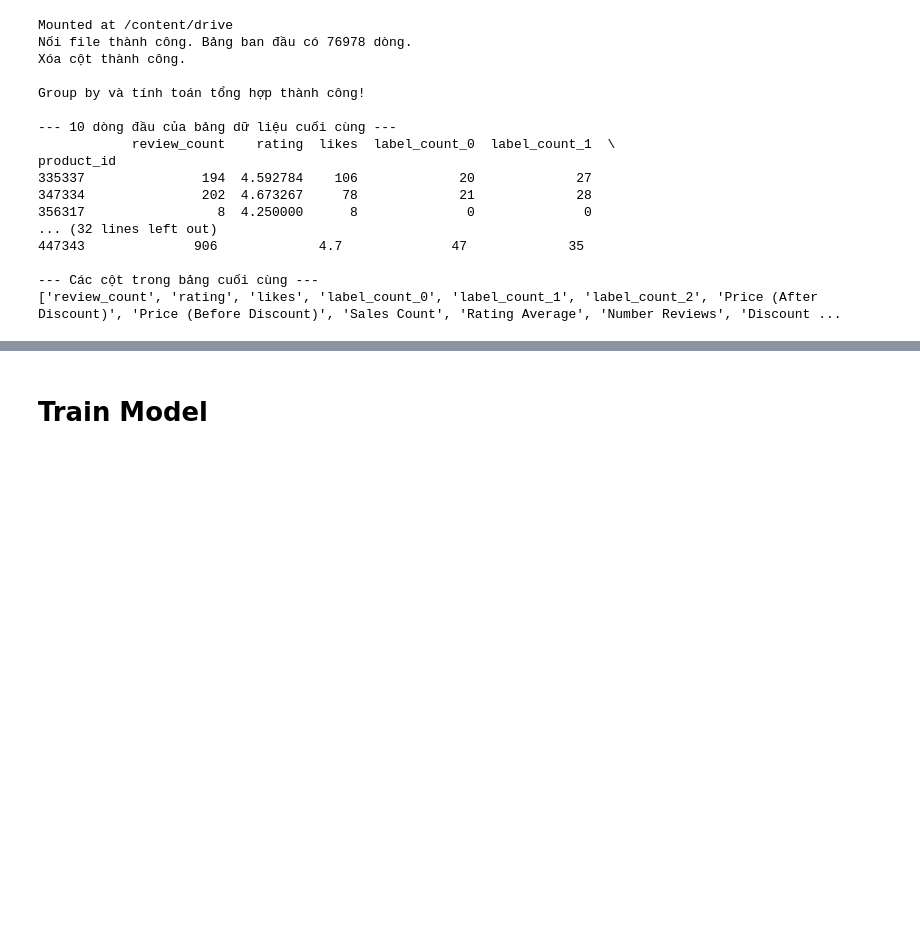
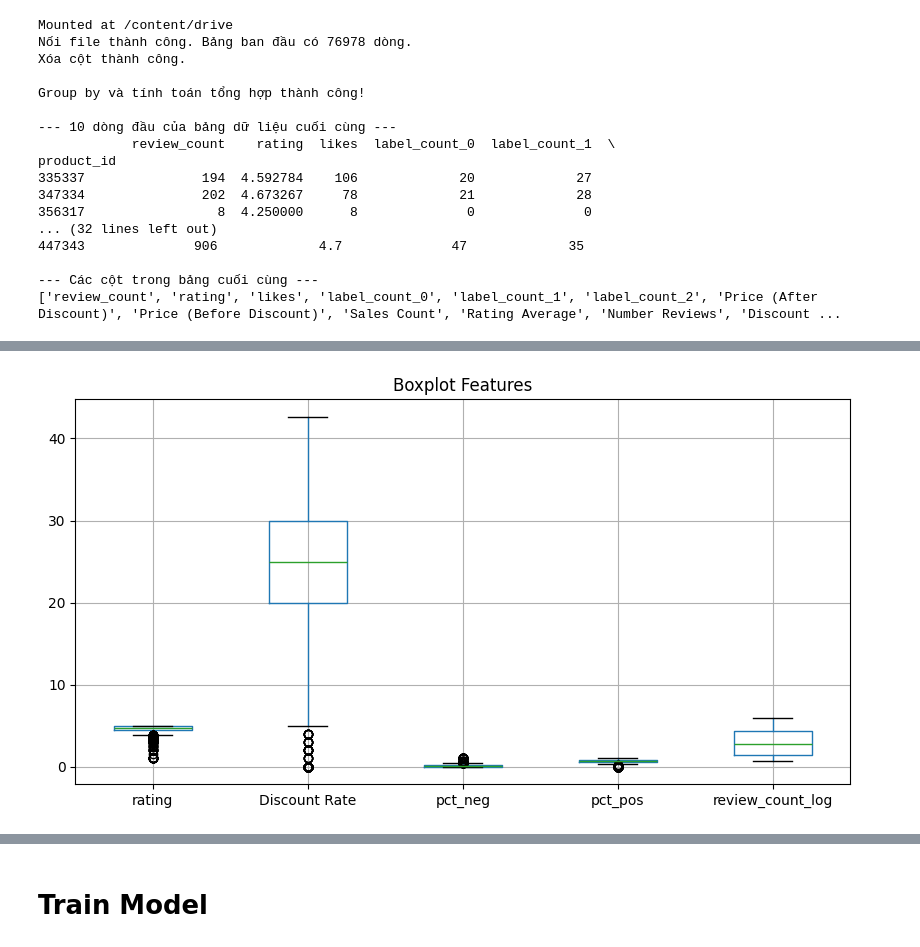
Before and after one commit to nhunggnguyen04/NCKH, a Jupyter notebook: train_model.ipynb, the cells around one changed output, grey strips where cells are left out. Cells and saved outputs as stored; diff of their text form; code cells hidden in the pictures; blank space fills up the shorter version.

```diff
--- a/train_model.ipynb
+++ b/train_model.ipynb
@@ -229,0 +337,8 @@ product_id
+# %%
+X = X.drop(columns=['pct_neu'])
+# %%
+X.boxplot(figsize=(10,5))
+plt.title("Boxplot Features")
+plt.show()
+# %% [output]
+[figure, added]
```
Also changed, not shown: parts of 15 cells of this notebook.
